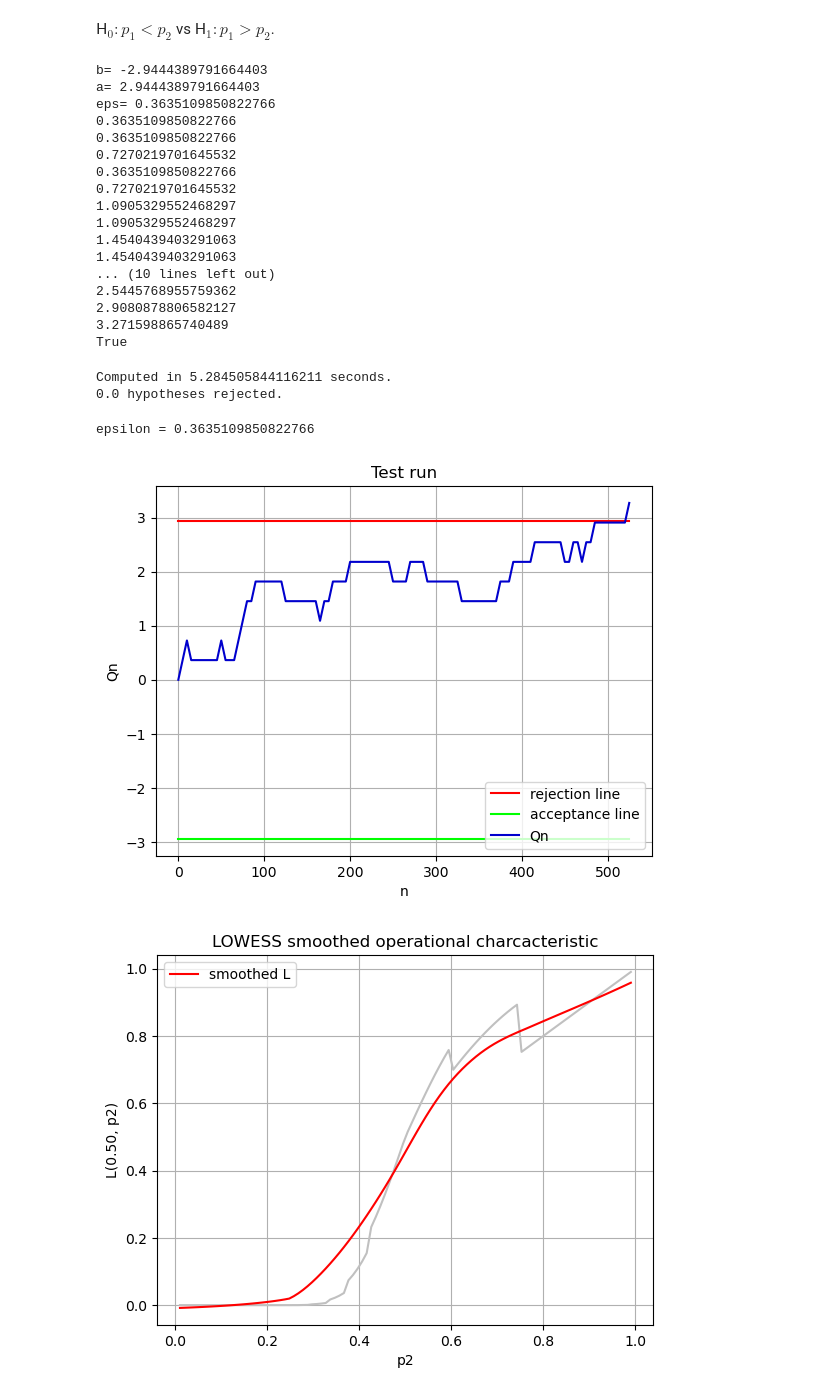
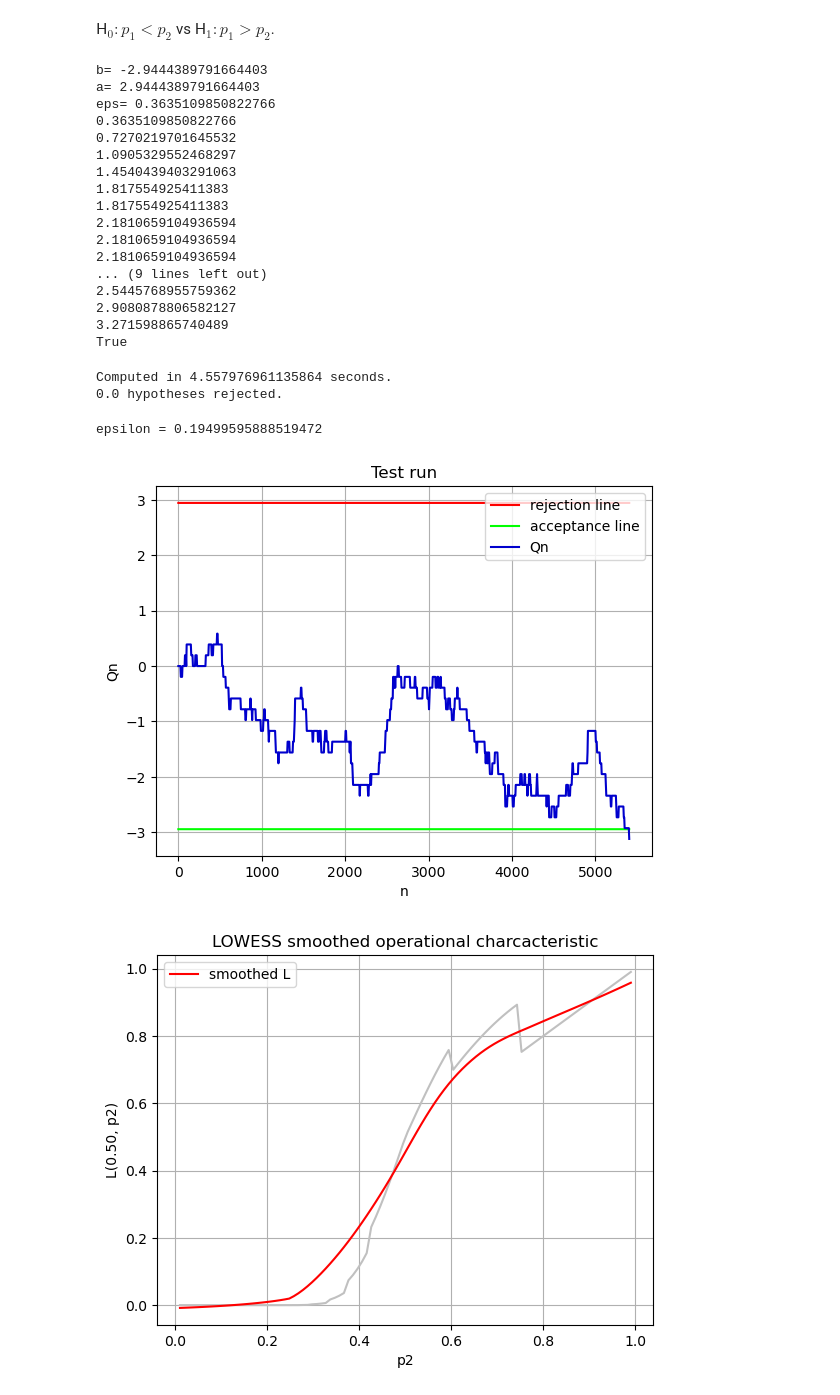
Before and after one commit to PrinceOfCzechia/sequential-test-sim, a Jupyter notebook: notebook2.ipynb, the cells around one changed output. Cells and saved outputs as stored; diff of their text form; code cells hidden in the pictures.

```diff
--- a/notebook2.ipynb
+++ b/notebook2.ipynb
@@ -72,11 +78,11 @@ def testN1_fast( ha, hb, s, mu, sigma, n = 1, verbose = False ):
 alpha = 0.05
 beta = 0.05
 
-mu = 55
-sigma = 1
+mu = 39
+sigma = 2
 
 sigma0 = 1
-sigma1 = 4
+sigma1 = 2
 
 n = 5
 
@@ -132,7 +152,7 @@ def testN2_fast( ha, hb, s, mu, sigma, n = 1, verbose = False ):
 alpha = 0.05
 beta = 0.05
 
-sigma = 4
+sigma = 1
 
 sigma0 = 1
 sigma1 = 4
@@ -647,7 +686,7 @@ def altest( N, p1, p2, n=1, verbose=False, alpha=0.05, beta=0.05 ):
     a = math.log( (1-beta)/alpha )
     if verbose: print('a=', a)
     eps = math.log( (p2*(1-p1)) / (p1*(1-p2)) )
-    eps = a/8.1
+    eps = a/4.1
     if verbose: print('eps=', eps)
     Qn = ( np.sum(x) - np.sum(y) ) * eps
     if verbose: print( Qn )
@@ -665,15 +704,15 @@ b= -2.9444389791664403
 a= 2.9444389791664403
 eps= 0.3635109850822766
 0.3635109850822766
-0.3635109850822766
-0.7270219701645532
-0.3635109850822766
 0.7270219701645532
 1.0905329552468297
-1.0905329552468297
 1.4540439403291063
-1.4540439403291063
-... (10 lines left out)
+1.817554925411383
+1.817554925411383
+2.1810659104936594
+2.1810659104936594
+2.1810659104936594
+... (9 lines left out)
 2.5445768955759362
 2.9080878806582127
 3.271598865740489
@@ -689,7 +728,7 @@ end = time.time()
 print( 'Computed in', end-start, 'seconds.')
 print( s/N_tests, 'hypotheses rejected.' )
 # %% [output]
-Computed in 5.284505844116211 seconds.
+Computed in 4.557976961135864 seconds.
 0.0 hypotheses rejected.
 # %%
 def altest_plot( N, p1, p2, n=1, alpha=0.05, beta=0.05 ):
@@ -703,7 +742,7 @@ def altest_plot( N, p1, p2, n=1, alpha=0.05, beta=0.05 ):
     arr_a[ 0 ] = a
     arr_a[ cnt ] = a
     eps = math.log( (p2*(1-p1)) / (p1*(1-p2)) ) # ideal choice
-    eps = a/8.1
+    eps = a/15.1
     print( 'epsilon =', eps )
     Qn = ( np.sum(x) - np.sum(y) ) * eps
     arr_Q[ cnt ] = Qn
@@ -719,35 +758,35 @@ def altest_plot( N, p1, p2, n=1, alpha=0.05, beta=0.05 ):
 # %%
 arr_a = np.zeros(10000)
 arr_b = np.zeros(10000)
 arr_Q = np.zeros(10000)
 
-p1 = 0.05
-p2 = 0.02
+p1 = 0.020
+p2 = 0.021
 
 step = 5
 altest_plot( step, p1, p2, n=step )
 
 trim_index = len(arr_Q) - np.argmax(arr_Q[::-1] != 0)
 
 arr_a_trimmed = arr_a[:trim_index]
 arr_b_trimmed = arr_b[:trim_index]
 arr_Q_trimmed = arr_Q[:trim_index]
 
 arr_n = step*np.arange( 0, len(arr_Q_trimmed) )
 
 plt.plot(arr_n, arr_a_trimmed, label='rejection line', color='red')
 plt.plot(arr_n, arr_b_trimmed, label='acceptance line', color='lime')
 plt.plot(arr_n, arr_Q_trimmed, label='Qn', color='mediumblue')
 plt.xlabel('n')
 plt.ylabel('Qn')
 plt.title('Test run')
 if( p1<p2 ): plt.legend( loc = 'upper right')
 else: plt.legend( loc = 'lower right')
 plt.grid(True)
 plt.show()
 # %% [output]
-epsilon = 0.3635109850822766
+epsilon = 0.19499595888519472
-[figure, old version]
+[figure, new version]
 # %%
 p1 = 0.50
 arr_p2 = np.linspace( 0.01, 0.99, 100 )
```
Also changed, not shown: parts of 32 cells of this notebook.
